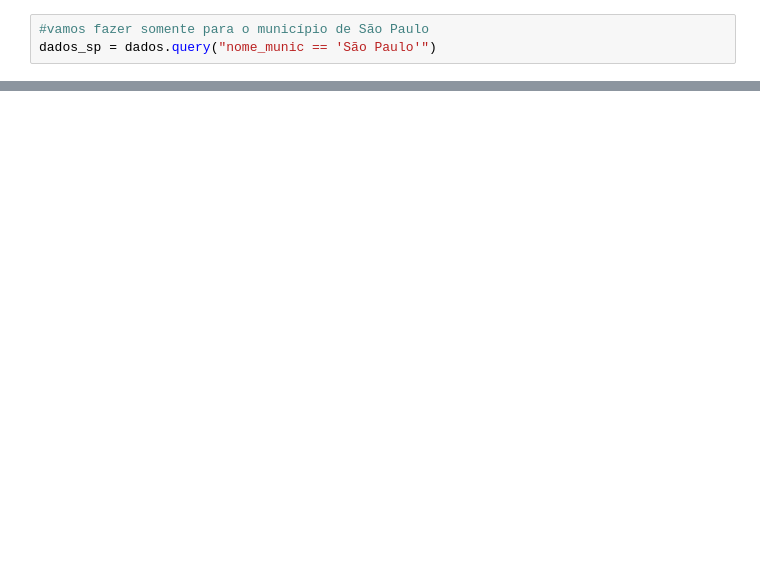
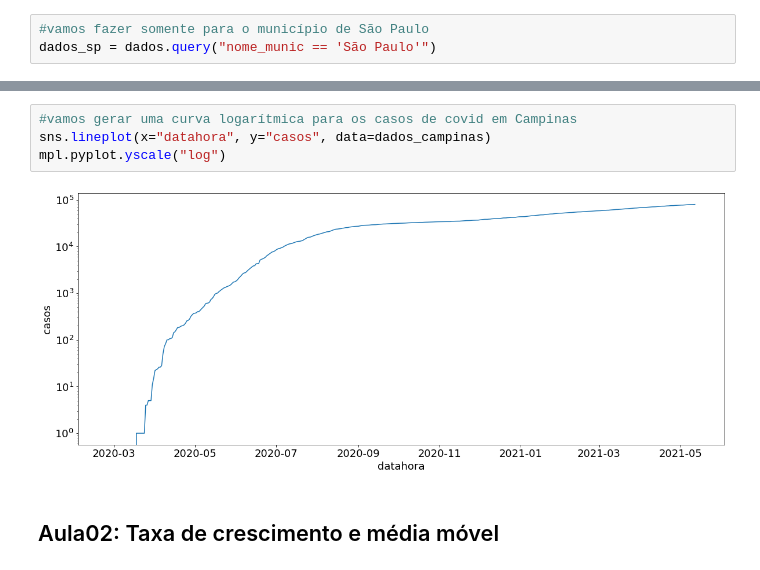
Before and after one commit to cmattosr/bootcampDS_Mod03, a Jupyter notebook: BootcampDataScience_Mod03.ipynb, the cells around one changed output, grey strips where cells are left out. Saved outputs shown, nothing was run; the diff lists cells and outputs as text; blank space fills up the shorter version.

Commit message:
aula02

```diff
--- a/BootcampDataScience_Mod03.ipynb
+++ b/BootcampDataScience_Mod03.ipynb
@@ -81,0 +126,8 @@ Desafio 02: Escolher outro municípioo para fazer a análise
+# %%
+#vamos gerar uma curva logarítmica para os casos de covid em Campinas
+sns.lineplot(x="datahora", y="casos", data=dados_campinas)
+mpl.pyplot.yscale("log")
+# %% [output]
+[figure, added]
+# %% [markdown]
+## Aula02: Taxa de crescimento e média móvel
```
Also changed, not shown: parts of 34 cells of this notebook.
